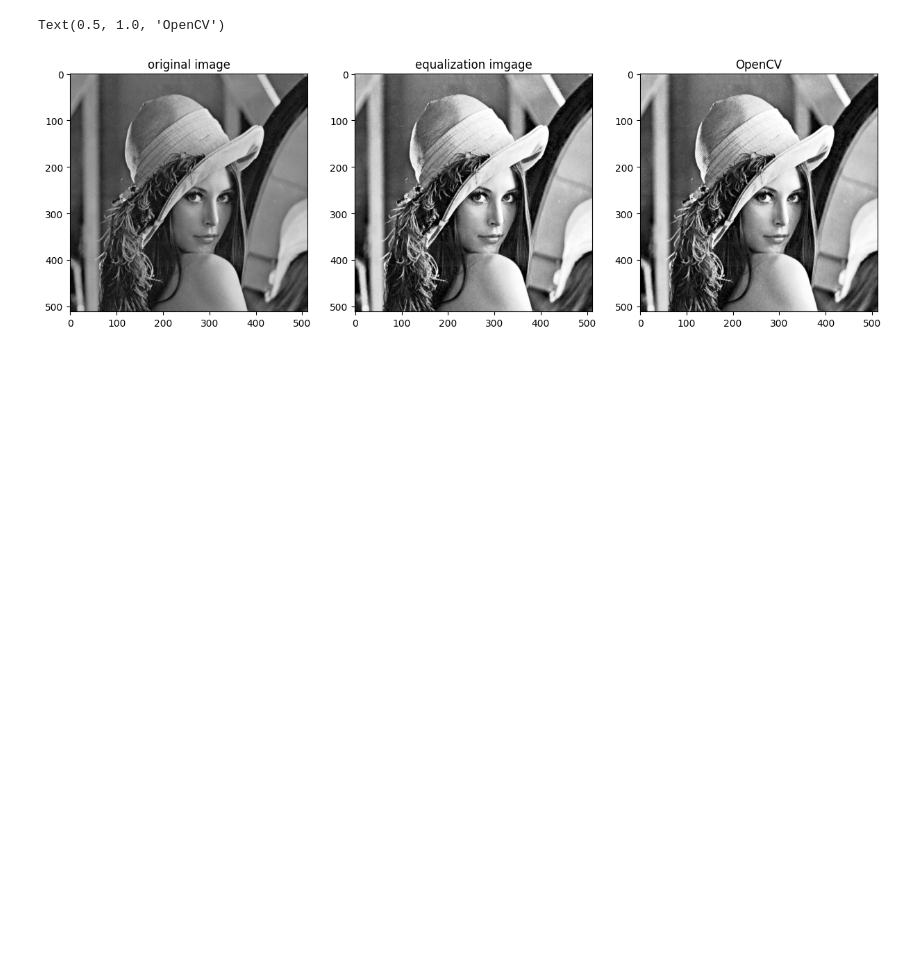
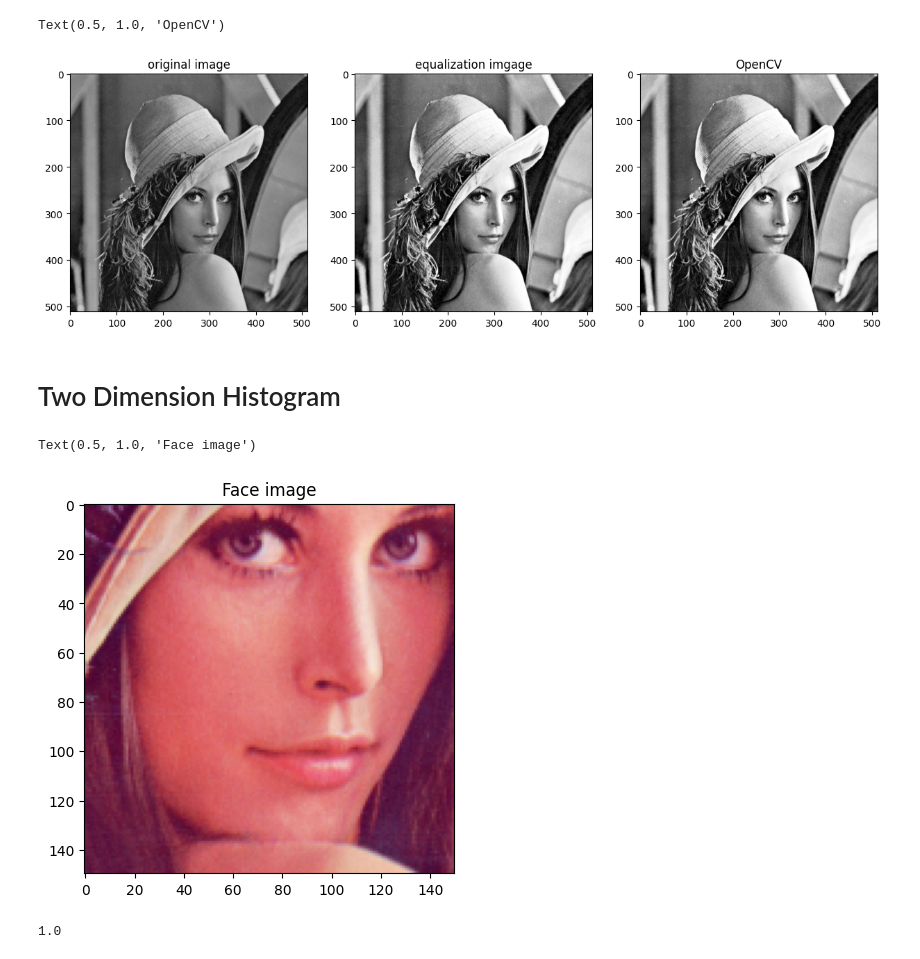
Before and after one commit to JHBaek0306/ImageProcess, a Jupyter notebook: Histogram.ipynb, the cells around one changed output. Saved outputs shown, nothing was run; the diff lists cells and outputs as text; code cells hidden in the pictures; blank space fills up the shorter version.

```diff
--- a/Histogram.ipynb
+++ b/Histogram.ipynb
@@ -88,3 +88,15 @@ plt.title("OpenCV")
 # %% [output]
 Text(0.5, 1.0, 'OpenCV')
 [figure]
+# %% [markdown]
+# Two Dimension Histogram
+# %%
+color_img = cv2.imread("/content/drive/MyDrive/Developement/Image/lena.bmp")
+color_img = cv2.cvtColor(color_img, cv2.COLOR_BGR2RGB)
+
+face_image = np.copy(color_img[250:400, 200:350])
+plt.imshow(face_image)
+plt.title("Face image")
+# %% [output]
+Text(0.5, 1.0, 'Face image')
+[figure, added]
@@ -90,0 +108,23 @@ Text(0.5, 1.0, 'OpenCV')
+# %%
+hsv_img = cv2.cvtColor(color_img, cv2.COLOR_BGR2HSV)
+hsv_face_img = cv2.cvtColor(face_image, cv2.COLOR_BGR2HSV)
+
+# Quantization Mapping
+q = 16
+L = 256
+
+M, N, V = hsv_face_img.shape
+hs_hist = np.zeros(shape=(q, q))
+
+# Quantization
+for j in range(M):
+    for i in range(N):
+        hs_hist[quantize(hsv_face_img[j,i,0],q, L), quantize(hsv_face_img[j,i,1], q, L)] += 1
+
+# Normalize Histogram
+n_hs_hist = np.zeros(shape=(q,q))
+for j in range(q):
+    for i in range(q):
+        n_hs_hist[j,i] = hs_hist[j,i] / (M * N)
+# %% [output]
+1.0
```
Also changed, not shown: parts of 4 cells of this notebook.
